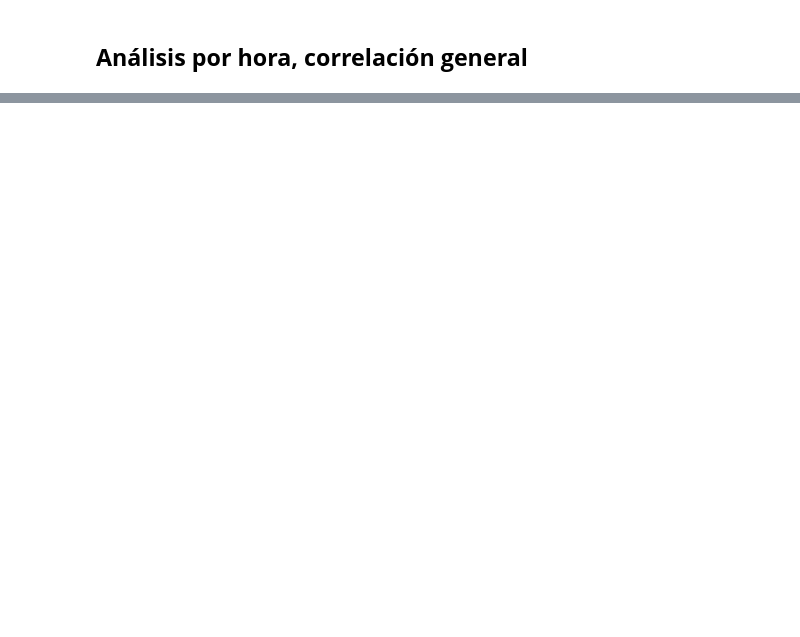
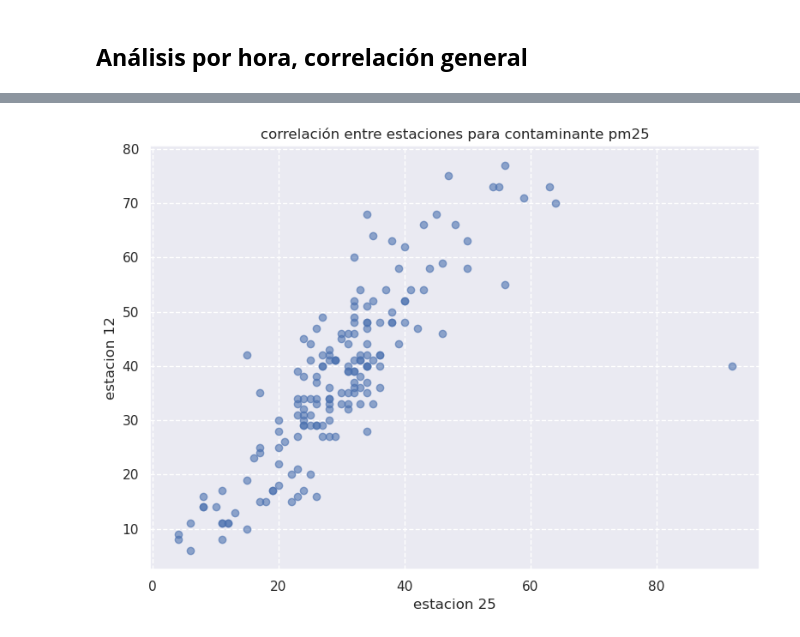
Before and after one commit to LeoUribC/CITRA_DataScience, a Jupyter notebook: Contaminantes/Estudios_PM25.ipynb, the cells around one changed output, grey strips where cells are left out. Drawn from its saved outputs; the diff is of its cells as text; code cells hidden in the pictures; blank space fills up the shorter version.

```diff
--- a/Contaminantes/Estudios_PM25.ipynb
+++ b/Contaminantes/Estudios_PM25.ipynb
@@ -640,0 +645,38 @@ timePlot(promedioHoraContaminantes_df, 6, 'Fecha-hora', ['no', 'nox', 'no2'])
+# %%
+def correlacionPorEstacion(df, contaminante, estacion_1, estacion_2):
+
+    dataToX = np.array(df[
+        (df["contaminante"] == contaminante) & (df["estacion"] == estacion_1)
+    ]["valor_contaminante"])
+
+    dataToY = np.array(df[
+        (df["contaminante"] == contaminante) & (df["estacion"] == estacion_2)
+    ]["valor_contaminante"])
+
+    size = np.abs( len(dataToX) - len(dataToY) )
+
+    if len(dataToX) > len(dataToY):
+        dataToY = np.concatenate(
+            ( dataToY, np.random.choice(dataToY, size) ), axis = 0
+        )
+    else:
+        dataToX = np.concatenate(
+            ( dataToX, np.random.choice(dataToX, size) ), axis = 0
+        )
+
+    fig = plt.figure(figsize=(8, 6))
+
+    plt.scatter(
+        dataToX, dataToY, alpha=0.6
+    )
+
+    plt.xlabel(f"estacion {estacion_1}"); plt.ylabel(f"estacion {estacion_2}")
+    plt.title(f"correlación entre estaciones para contaminante {contaminante}")
+
+    plt.grid(linestyle='--'); plt.tight_layout(); plt.show()
+
+    pass
+# %%
+correlacionPorEstacion(promedioHoraContaminantes_df, "pm25", 25, 12)
+# %% [output]
+[figure, added]
```
Also changed, not shown: parts of 11 cells of this notebook.
